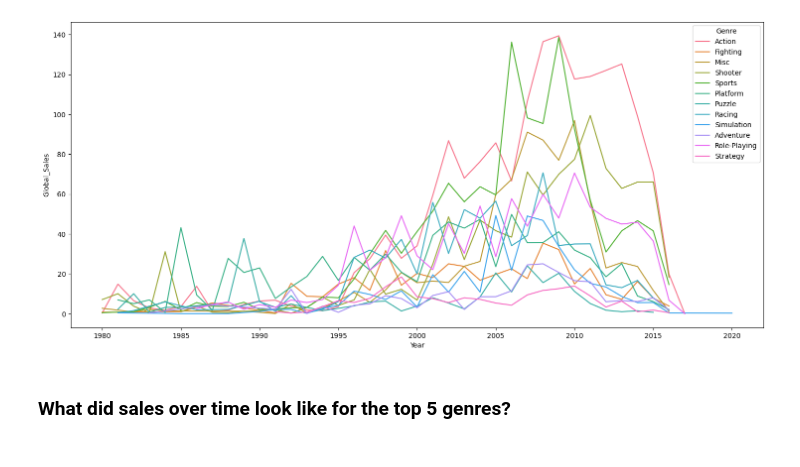
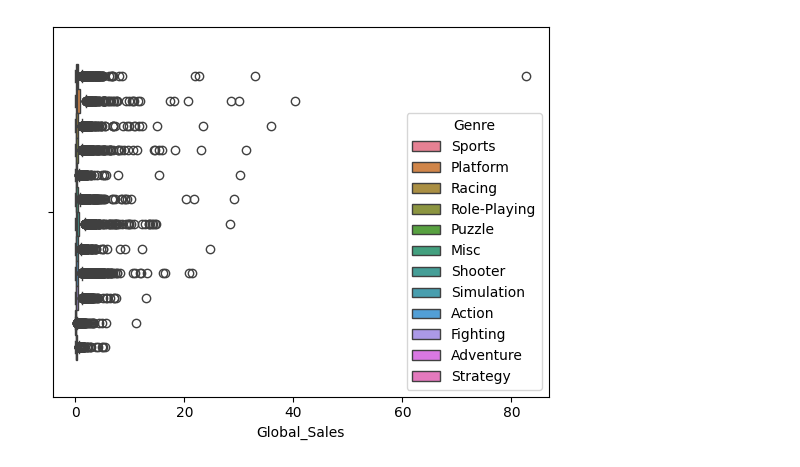
Before and after one commit to cafesmire/notebooks, a Jupyter notebook: video_game_sales/videogame_eda.ipynb, the cells around one changed output. Saved outputs shown, nothing was run; the diff lists cells and outputs as text; code cells hidden in the pictures.

Commit message:
redo data exploration

```diff
--- a/video_game_sales/videogame_eda.ipynb
+++ b/video_game_sales/videogame_eda.ipynb
@@ -18,2 +22,0 @@ df.head()
-# %%
-df = df.drop(columns=['Rank'])
@@ -152,8 +70,5 @@ yearly_genre_sales
 # %%
-plt.figure(figsize=(18,8))
-sns.lineplot(data=yearly_genre_sales, x='Year', y='Global_Sales', hue='Genre')
+sns.boxplot(df, x='Global_Sales', hue='Genre')
 plt.show()
 # %% [output]
-[figure, old version]
+[figure, new version]
-# %% [markdown]
-### What did sales over time look like for the top 5 genres?
```
Also changed, not shown: parts of 41 cells of this notebook.
